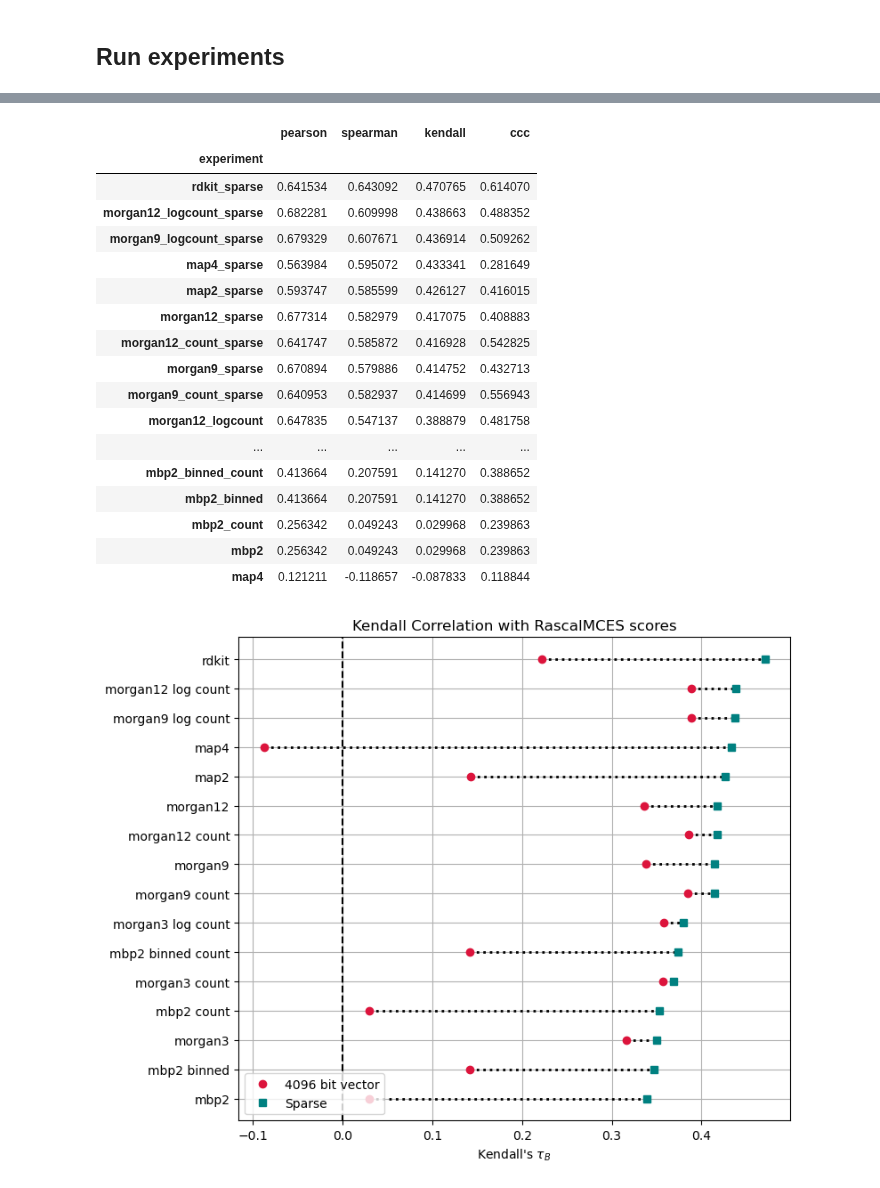
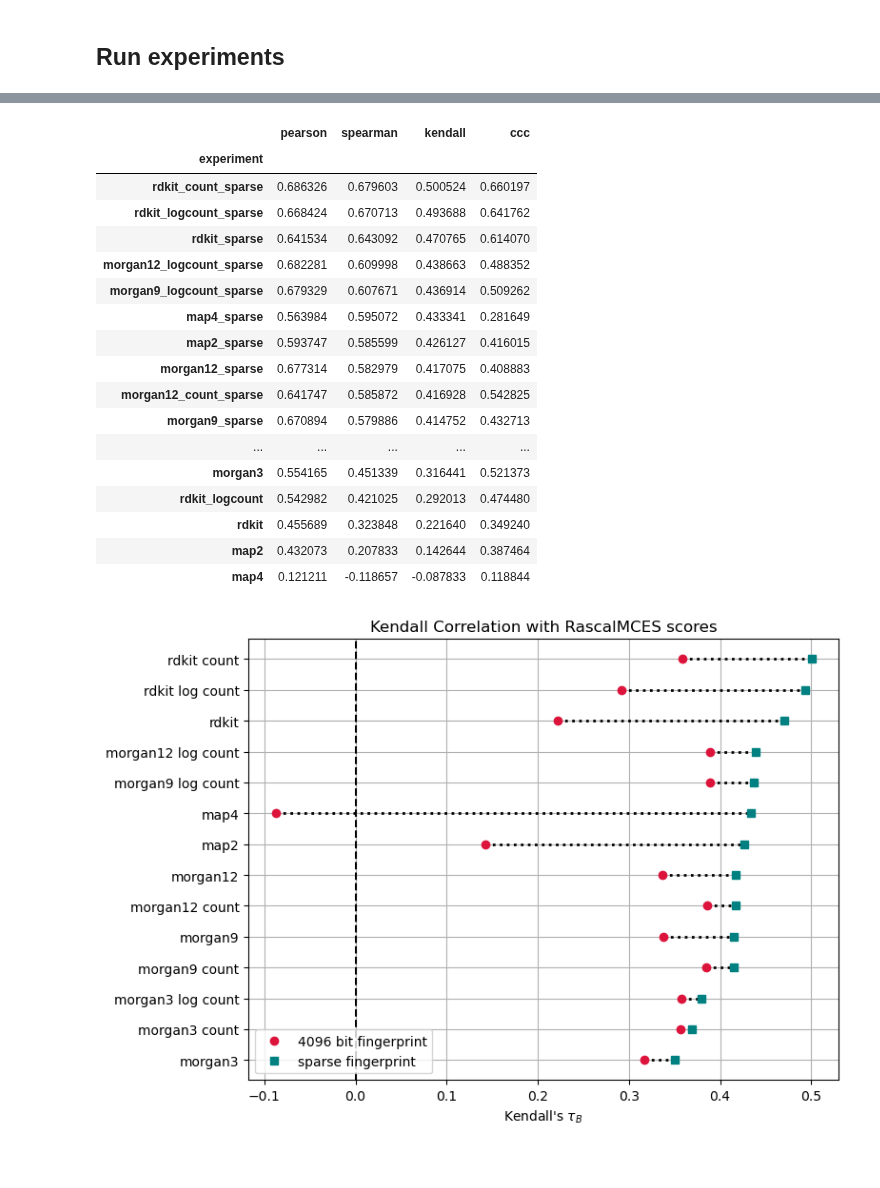
Before and after one commit to florian-huber/molecular_fingerprint_comparisons, a Jupyter notebook: notebooks/fingerprint_analysis_MCES_correlation_experiment.ipynb, the cells around one changed output, grey strips where cells are left out. Saved outputs shown, nothing was run; the diff lists cells and outputs as text; code cells hidden in the pictures; blank space fills up the shorter version.

```diff
--- a/notebooks/fingerprint_analysis_MCES_correlation_experiment.ipynb
+++ b/notebooks/fingerprint_analysis_MCES_correlation_experiment.ipynb
@@ -552,12 +603,14 @@ Wrote summary to /home/daisy/Florian/molecular_fingerprint_comparisons/experimen
 # %%
-filename = os.path.join(path_results, "results_rascal_correlations_250515.csv")
+filename = os.path.join(path_results, "results_rascal_correlations_250924.csv")
 
 results_df = pd.read_csv(filename)
 results_df = results_df.set_index("experiment")
 results_df.sort_values("kendall", ascending=False)
 # %% [output]
 |  | pearson | spearman | kendall | ccc |
 | experiment |  |  |  |  |
+| rdkit_count_sparse | 0.686326 | 0.679603 | 0.500524 | 0.660197 |
+| rdkit_logcount_sparse | 0.668424 | 0.670713 | 0.493688 | 0.641762 |
 | rdkit_sparse | 0.641534 | 0.643092 | 0.470765 | 0.614070 |
 | morgan12_logcount_sparse | 0.682281 | 0.609998 | 0.438663 | 0.488352 |
 | morgan9_logcount_sparse | 0.679329 | 0.607671 | 0.436914 | 0.509262 |
@@ -566,11 +619,9 @@ results_df.sort_values("kendall", ascending=False)
 | morgan12_sparse | 0.677314 | 0.582979 | 0.417075 | 0.408883 |
 | morgan12_count_sparse | 0.641747 | 0.585872 | 0.416928 | 0.542825 |
 | morgan9_sparse | 0.670894 | 0.579886 | 0.414752 | 0.432713 |
-| morgan9_count_sparse | 0.640953 | 0.582937 | 0.414699 | 0.556943 |
-| morgan12_logcount | 0.647835 | 0.547137 | 0.388879 | 0.481758 |
 | ... | ... | ... | ... | ... |
-| mbp2_binned_count | 0.413664 | 0.207591 | 0.141270 | 0.388652 |
-| mbp2_binned | 0.413664 | 0.207591 | 0.141270 | 0.388652 |
-| mbp2_count | 0.256342 | 0.049243 | 0.029968 | 0.239863 |
-| mbp2 | 0.256342 | 0.049243 | 0.029968 | 0.239863 |
+| morgan3 | 0.554165 | 0.451339 | 0.316441 | 0.521373 |
+| rdkit_logcount | 0.542982 | 0.421025 | 0.292013 | 0.474480 |
+| rdkit | 0.455689 | 0.323848 | 0.221640 | 0.349240 |
+| map2 | 0.432073 | 0.207833 | 0.142644 | 0.387464 |
 | map4 | 0.121211 | -0.118657 | -0.087833 | 0.118844 |
@@ -659,8 +708,8 @@ def plot_tau_comparison(tau_series, title="", filename=None):
 plot_tau_comparison(
     results_df.kendall,
     "Kendall Correlation with RascalMCES scores",
-    #"rascal_kendall_correlation_full.png"
+    "rascal_kendall_correlation_full.png"
 )
 plt.show()
 # %% [output]
-[figure, old version]
+[figure, new version]
```
Also changed, not shown: parts of 15 cells of this notebook.
